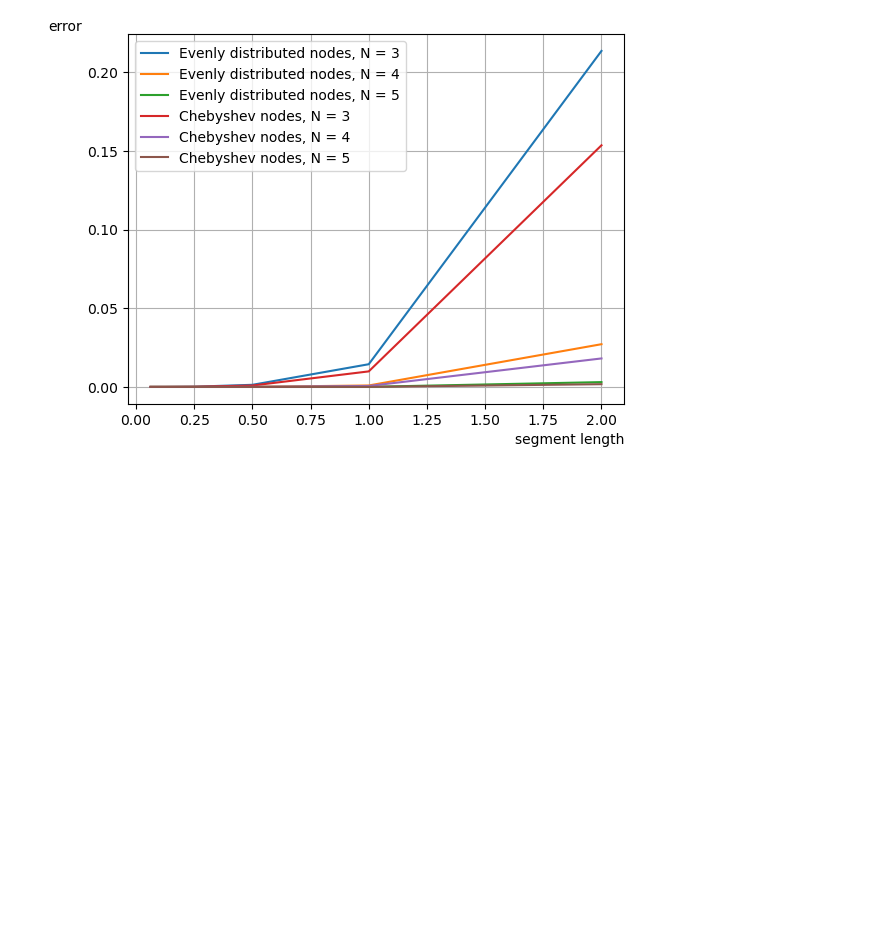
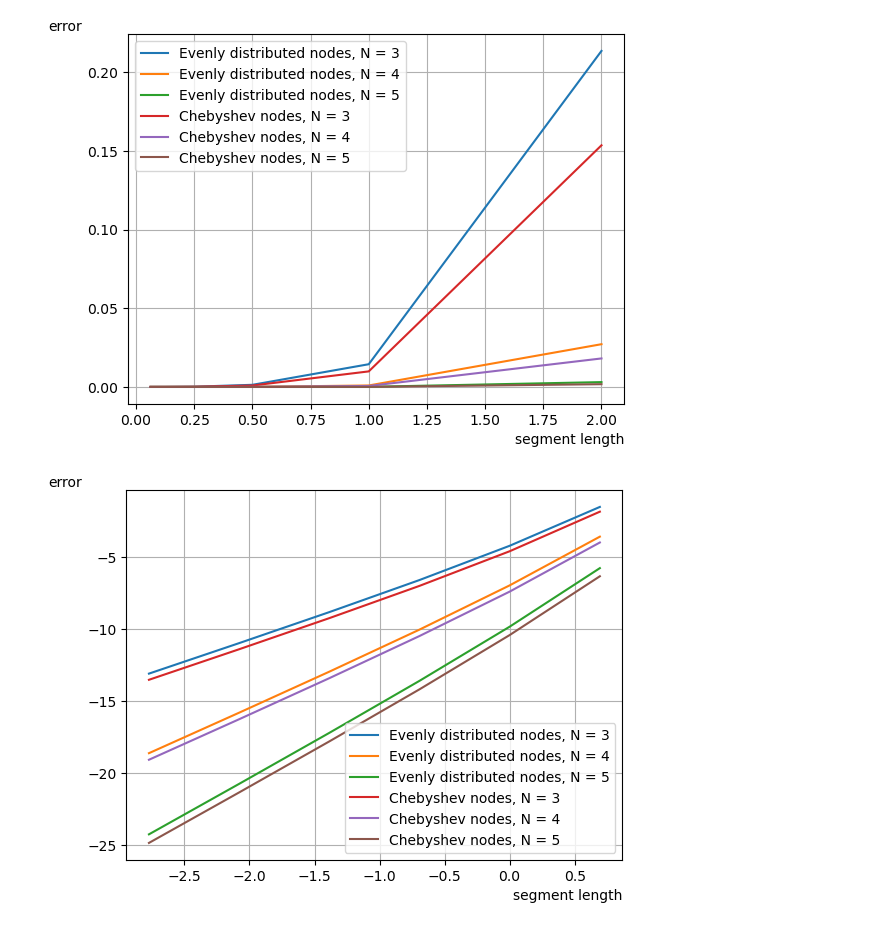
Before and after one commit to ElinaMukhamedova/Elina_5sem, a Jupyter notebook: Computational Mathematics/Interpolation/graphs.ipynb, the cells around one changed output. Saved outputs shown, nothing was run; the diff lists cells and outputs as text; code cells hidden in the pictures; blank space fills up the shorter version.

Commit message:
Chebyshev log graphs

```diff
--- a/Computational Mathematics/Interpolation/graphs.ipynb
+++ b/Computational Mathematics/Interpolation/graphs.ipynb
@@ -38,3 +38,24 @@ plt.legend()
 plt.show()
 # %% [output]
 [figure]
+# %%
+lengths = [2, 1, 0.5, 0.25, 0.125, 0.0625]
+errors_3 = [0.213456, 0.0144207, 0.00133928, 0.000144695, 1.68267e-05, 2.02909e-06]
+errors_4 = [0.0271413, 0.00092402, 4.297e-05, 2.32139e-06, 1.34962e-07, 8.1365e-09]
+errors_5 = [0.00305648, 5.26571e-05, 1.22995e-06, 3.32862e-08, 9.6843e-10, 2.9204e-11]
+errors_3_1 = [0.153496, 0.00986555, 0.000892973, 9.52264e-05, 1.10015e-05, 1.32229e-06]
+errors_4_1 = [0.0180952, 0.000600007, 2.75427e-05, 1.47842e-06, 8.56781e-08, 5.15709e-09]
+errors_5_1 = [0.00173888, 2.94548e-05, 6.82559e-07, 1.84015e-08, 5.34359e-10, 1.60989e-11]
+plt.grid()
+plt.plot(np.log(lengths), np.log(errors_3), label = 'Evenly distributed nodes, N = 3')
+plt.plot(np.log(lengths), np.log(errors_4), label = 'Evenly distributed nodes, N = 4')
+plt.plot(np.log(lengths), np.log(errors_5), label = 'Evenly distributed nodes, N = 5')
+plt.plot(np.log(lengths), np.log(errors_3_1), label = 'Chebyshev nodes, N = 3')
+plt.plot(np.log(lengths), np.log(errors_4_1), label = 'Chebyshev nodes, N = 4')
+plt.plot(np.log(lengths), np.log(errors_5_1), label = 'Chebyshev nodes, N = 5')
+plt.xlabel(r'segment length', loc = 'right')
+plt.ylabel(r'error', rotation = 0, loc = 'top')
+plt.legend()
+plt.show()
+# %% [output]
+[figure, added]
```
